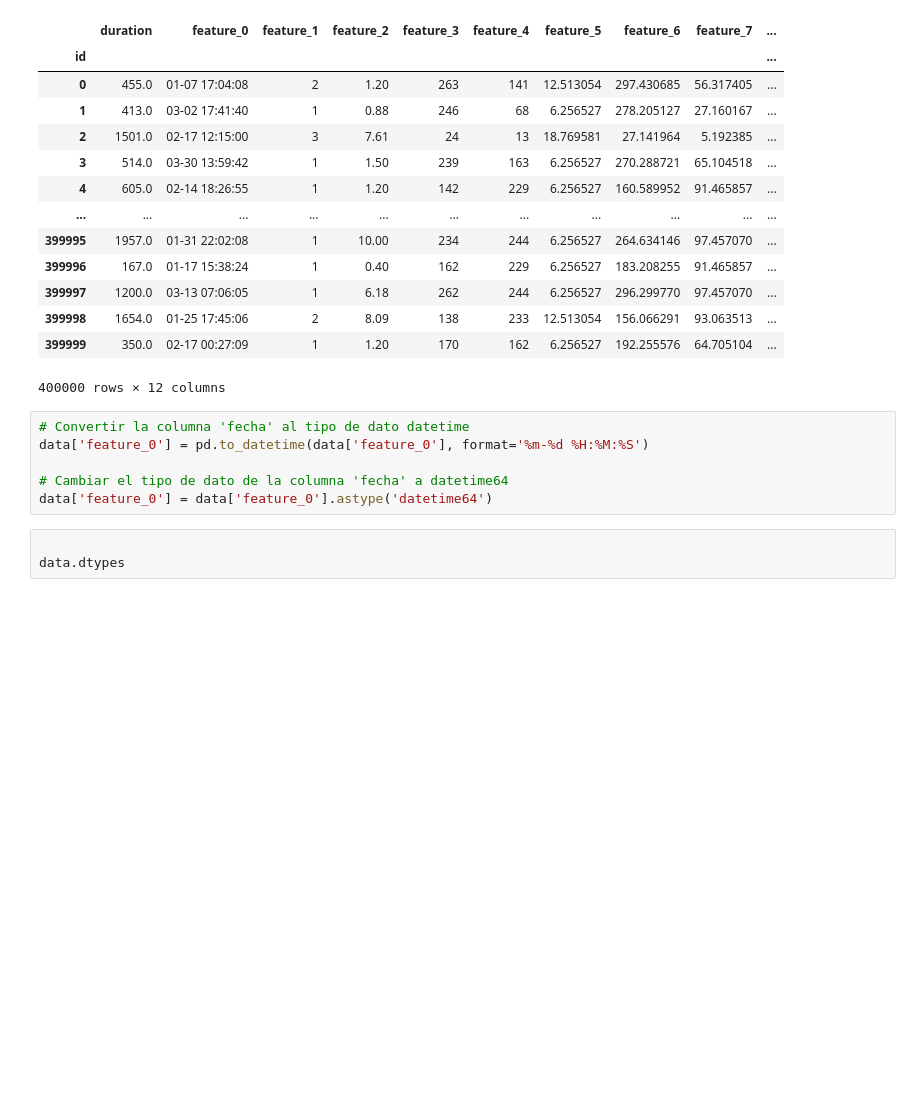
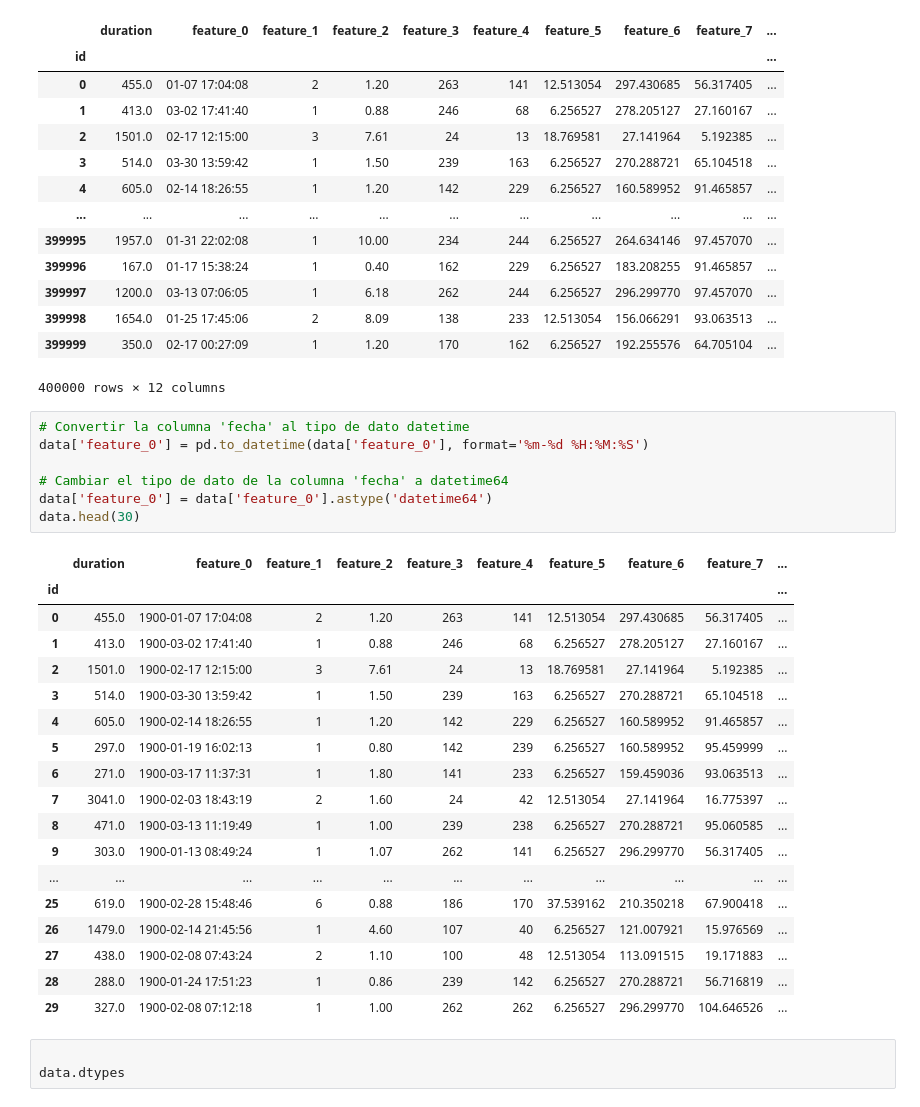
Before and after one commit to BLACKA10/prueba_ML, a Jupyter notebook: Final.ipynb, the cells around one changed output. Drawn from its saved outputs; the diff is of its cells as text; blank space fills up the shorter version.

```diff
--- a/Final.ipynb
+++ b/Final.ipynb
@@ -75,9 +75,29 @@ data
 # %%
 # Convertir la columna 'fecha' al tipo de dato datetime
 data['feature_0'] = pd.to_datetime(data['feature_0'], format='%m-%d %H:%M:%S')
 
 # Cambiar el tipo de dato de la columna 'fecha' a datetime64
 data['feature_0'] = data['feature_0'].astype('datetime64')
+data.head(30)
+# %% [output]
+|  | duration | feature_0 | feature_1 | feature_2 | feature_3 | feature_4 | feature_5 | feature_6 | feature_7 | ... |
+| id |  |  |  |  |  |  |  |  |  | ... |
+| 0 | 455.0 | 1900-01-07 17:04:08 | 2 | 1.20 | 263 | 141 | 12.513054 | 297.430685 | 56.317405 | ... |
+| 1 | 413.0 | 1900-03-02 17:41:40 | 1 | 0.88 | 246 | 68 | 6.256527 | 278.205127 | 27.160167 | ... |
+| 2 | 1501.0 | 1900-02-17 12:15:00 | 3 | 7.61 | 24 | 13 | 18.769581 | 27.141964 | 5.192385 | ... |
+| 3 | 514.0 | 1900-03-30 13:59:42 | 1 | 1.50 | 239 | 163 | 6.256527 | 270.288721 | 65.104518 | ... |
+| 4 | 605.0 | 1900-02-14 18:26:55 | 1 | 1.20 | 142 | 229 | 6.256527 | 160.589952 | 91.465857 | ... |
+| 5 | 297.0 | 1900-01-19 16:02:13 | 1 | 0.80 | 142 | 239 | 6.256527 | 160.589952 | 95.459999 | ... |
+| 6 | 271.0 | 1900-03-17 11:37:31 | 1 | 1.80 | 141 | 233 | 6.256527 | 159.459036 | 93.063513 | ... |
+| 7 | 3041.0 | 1900-02-03 18:43:19 | 2 | 1.60 | 24 | 42 | 12.513054 | 27.141964 | 16.775397 | ... |
+| 8 | 471.0 | 1900-03-13 11:19:49 | 1 | 1.00 | 239 | 238 | 6.256527 | 270.288721 | 95.060585 | ... |
+| 9 | 303.0 | 1900-01-13 08:49:24 | 1 | 1.07 | 262 | 141 | 6.256527 | 296.299770 | 56.317405 | ... |
+| ... | ... | ... | ... | ... | ... | ... | ... | ... | ... | ... |
+| 25 | 619.0 | 1900-02-28 15:48:46 | 6 | 0.88 | 186 | 170 | 37.539162 | 210.350218 | 67.900418 | ... |
+| 26 | 1479.0 | 1900-02-14 21:45:56 | 1 | 4.60 | 107 | 40 | 6.256527 | 121.007921 | 15.976569 | ... |
+| 27 | 438.0 | 1900-02-08 07:43:24 | 2 | 1.10 | 100 | 48 | 12.513054 | 113.091515 | 19.171883 | ... |
+| 28 | 288.0 | 1900-01-24 17:51:23 | 1 | 0.86 | 239 | 142 | 6.256527 | 270.288721 | 56.716819 | ... |
+| 29 | 327.0 | 1900-02-08 07:12:18 | 1 | 1.00 | 262 | 262 | 6.256527 | 296.299770 | 104.646526 | ... |
 # %%
 
 data.dtypes
```
Also changed, not shown: parts of 5 cells of this notebook.
